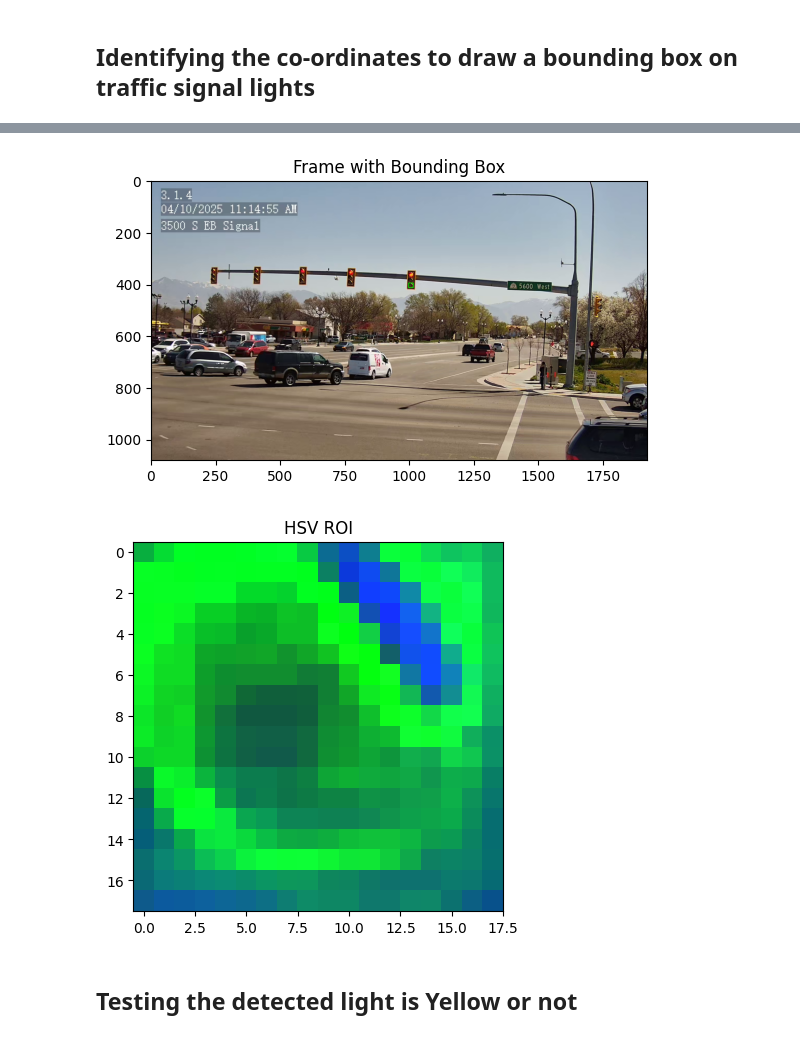
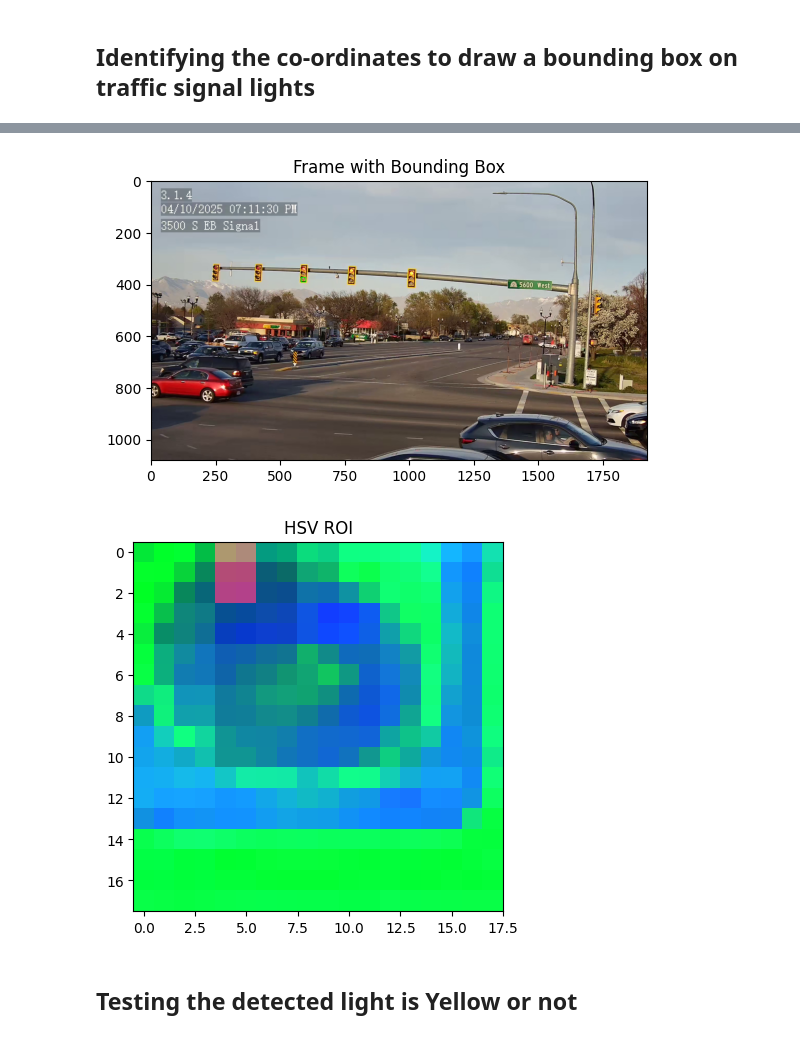
Before and after one commit to SageGarg/cciPhase2, a Jupyter notebook: Yellow_light_clip.ipynb, the cells around one changed output, grey strips where cells are left out. Cells and saved outputs as stored; diff of their text form; code cells hidden in the pictures.

```diff
--- a/Yellow_light_clip.ipynb
+++ b/Yellow_light_clip.ipynb
@@ -49,9 +49,9 @@ def draw_and_show_bounding_box(video_path, frame_number, box_coordinates):
     plt.show()
 
 # Usage example
-video_path = r"/home/sg1807/Desktop/sageena/cciPhase2/SLC/3500_S_EB/videos/fourCams/c0.mp4"  # Update this with your video path
+video_path = r"/home/sg1807/Desktop/sageena/cciPhase2/current/raw data/fourCams/c0.mp4"  # Update this with your video path
 frame_number = 70000  # Specify the frame number you want to extract
-box_coordinates = (995, 396, 18, 18)  # Example bounding box coordinates
+box_coordinates = (580, 374, 18, 18)  # Example bounding box coordinates
 
 draw_and_show_bounding_box(video_path, frame_number, box_coordinates)
 # %% [output]
@@ -59,5 +59,5 @@ draw_and_show_bounding_box(video_path, frame_number, box_coordinates)
-[figure, old version]
+[figure, new version]
-[figure, old version]
+[figure, new version]
 # %% [markdown]
 ## Testing the detected light is Yellow or not
 # %%
```
Also changed, not shown: parts of 1 cell of this notebook, 8 other files.
